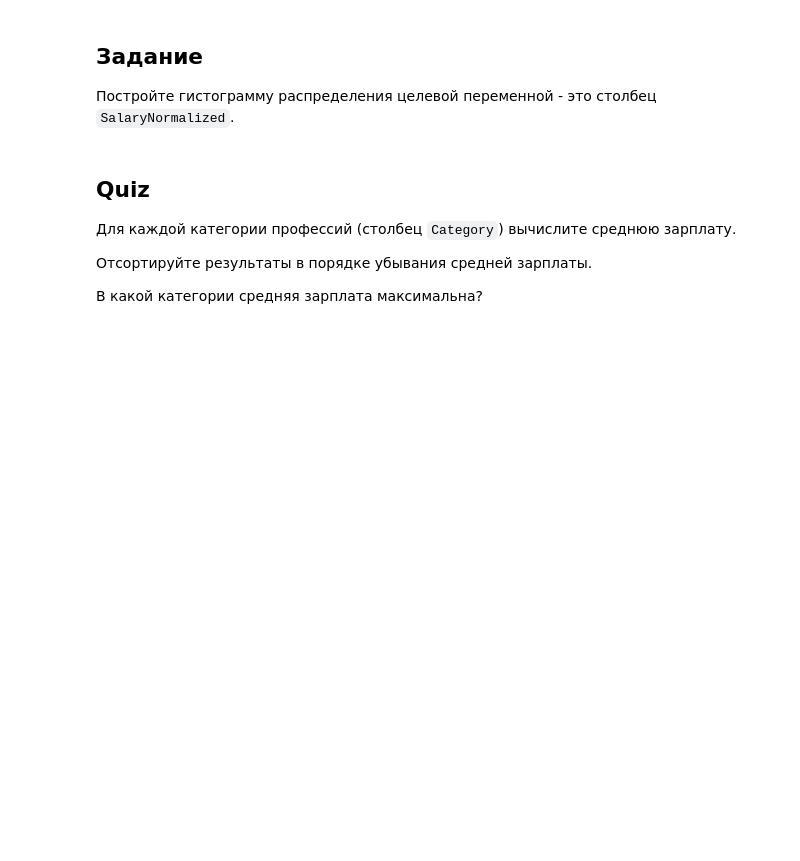
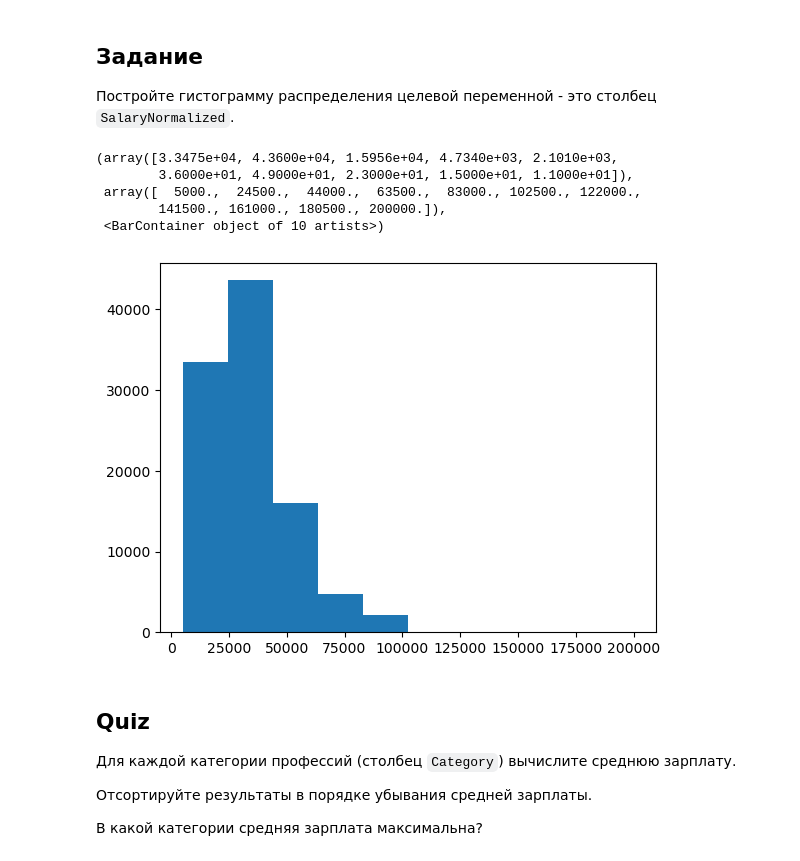
Before and after one commit to Bsshevchenko/Neural_Networks_and_NLP, a Jupyter notebook: Hometasks/1.ML_Texts_Task.ipynb, the cells around one changed output. Drawn from its saved outputs; the diff is of its cells as text; code cells hidden in the pictures; blank space fills up the shorter version.

```diff
--- a/Hometasks/1.ML_Texts_Task.ipynb
+++ b/Hometasks/1.ML_Texts_Task.ipynb
@@ -39,3 +49,12 @@ df = # ваш код здесь
+# %%
+plt.hist(df.SalaryNormalized)
+# %% [output]
+(array([3.3475e+04, 4.3600e+04, 1.5956e+04, 4.7340e+03, 2.1010e+03,
+        3.6000e+01, 4.9000e+01, 2.3000e+01, 1.5000e+01, 1.1000e+01]),
+ array([  5000.,  24500.,  44000.,  63500.,  83000., 102500., 122000.,
+        141500., 161000., 180500., 200000.]),
+ <BarContainer object of 10 artists>)
+[figure, added]
 # %% [markdown]
 ## Quiz
 
```
Also changed, not shown: parts of 27 cells of this notebook.
